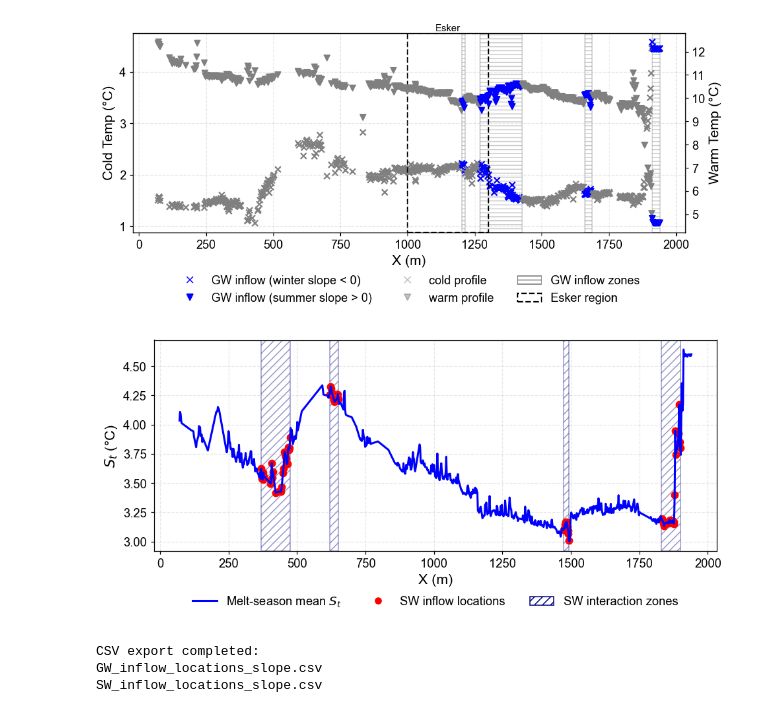
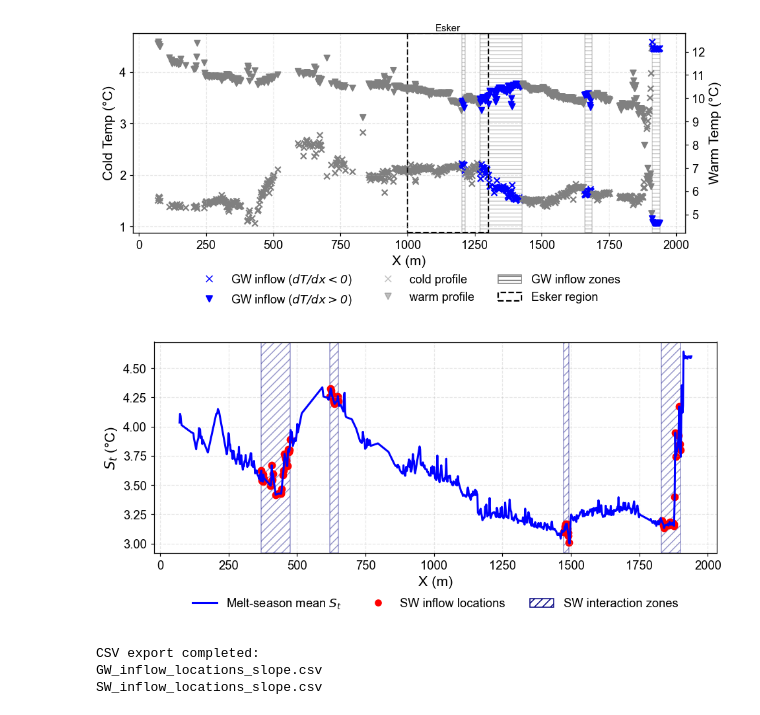
Before and after one commit to Parspar/DTS_analysis_LJO, a Jupyter notebook: DTS GW & SW Classifications.ipynb, the cells around one changed output. Cells and saved outputs as stored; diff of their text form; code cells hidden in the pictures.

```diff
--- a/DTS GW & SW Classifications.ipynb
+++ b/DTS GW & SW Classifications.ipynb
@@ -27,11 +27,11 @@ mpl.rcParams.update({
 
 # Load DTS dataset
 
-file = r"C:\Users\pparvizi24\OneDrive - University of Oulu and Oamk\Parsa-PHD-OneDrive\DTS\Dataset - All\pallas_dts_data_f_6.nc"
+file = r"\DTS\Dataset - All\pallas_dts_data_f_6.nc"
 data = xr.open_dataset(file)
 
-runoff_file = r"C:\Users\pparvizi24\OneDrive - University of Oulu and Oamk\Parsa-PHD-OneDrive\DTS\Dataset - All\Discharge - CSV\30 min interval Discharge\30 min interval Discharge.New csv file.csv"
-snow_file   = r"C:\Users\pparvizi24\OneDrive - University of Oulu and Oamk\Parsa-PHD-OneDrive\DTS\Dataset - All\snow\Snow depth kittila.csv"
+runoff_file = r"30 min interval Discharge.New csv file.csv"
+snow_file   = r"Snow depth kittila.csv"
 
 
 # Read discharge
@@ -299,8 +299,8 @@ ax_leg1.legend(
         mpl.patches.Patch(facecolor="none", edgecolor="black", linestyle="--", linewidth=1.5),
     ],
     [
-        r"GW inflow (winter $\mathrm{d}T/\mathrm{d}x < 0$)",
-        r"GW inflow (summer $\mathrm{d}T/\mathrm{d}x > 0$)",
+        r"GW inflow ($\mathrm{d}T/\mathrm{d}x < 0$)",
+        r"GW inflow ($\mathrm{d}T/\mathrm{d}x > 0$)",
         "cold profile",
         "warm profile",
         "GW inflow zones",
@@ -328,34 +328,34 @@ ax_leg2.axis("off")
 for xs, xe in sw_segments:
     axm.axvspan(xs, xe, facecolor="none", edgecolor="navy", hatch="///", alpha=0.4)
 
 axm.plot(x, melt_mean, color="blue", lw=2.0)
 axm.scatter(x[sw_mask == 1], melt_mean.values[sw_mask == 1], color="red", s=45)
 
 axm.set_ylabel(r"$S_{\mathrm{t}}$ (°C)")
 axm.set_xlabel("X (m)")
 axm.grid(True, linestyle="--", alpha=0.3)
 
 ax_leg2.legend(
     [
         plt.Line2D([], [], color="blue", linewidth=2.0),
         plt.Line2D([], [], color="red", marker="o", linestyle=""),
         mpl.patches.Patch(facecolor="none", hatch="///", edgecolor="navy"),
     ],
     [
         r"Melt-season mean $S_{\mathrm{t}}$",
         "SW inflow locations",
         "SW interaction zones",
     ],
     loc="center",
     bbox_to_anchor=(0.5, 0.35),
     ncol=3,
     frameon=False
 )
 
 plt.tight_layout()
 plt.show()
 # %% [output]
-[figure, old version]
+[figure, new version]
 [figure]
 # %%
 
```
